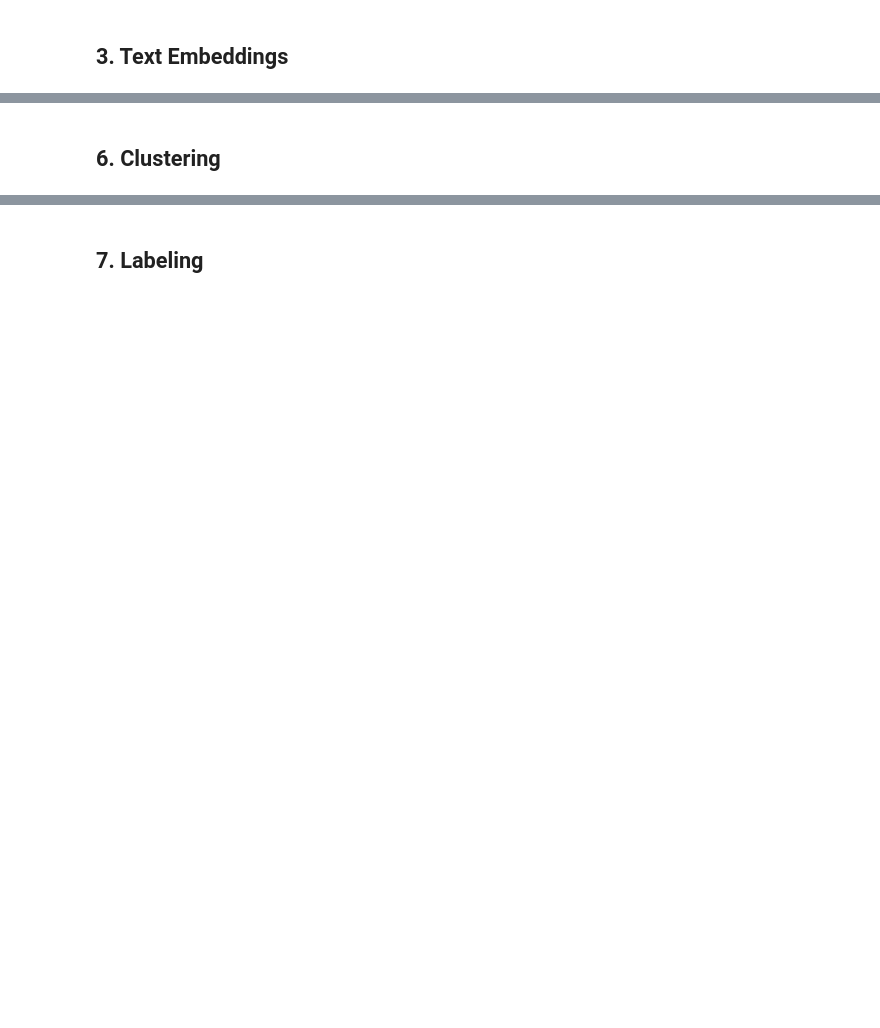
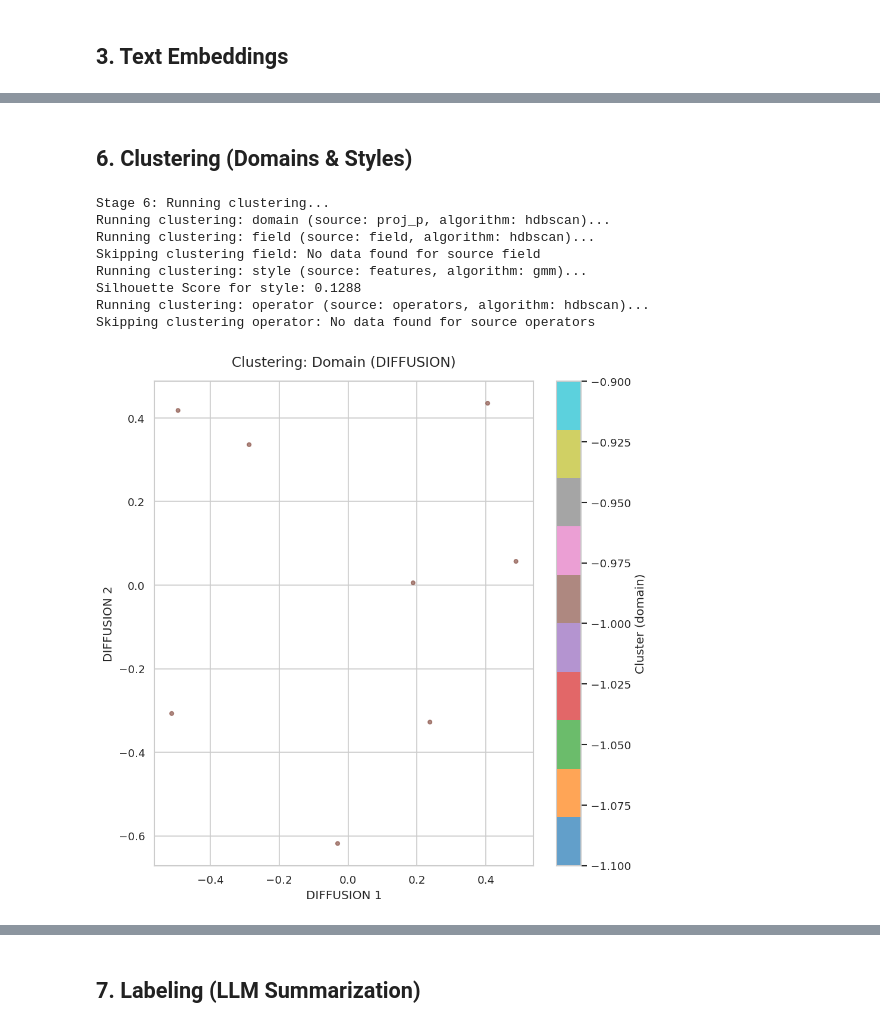
Before and after one commit to luizgcorreia/edel, a Jupyter notebook: notebooks/exploration.ipynb, the cells around one changed output, grey strips where cells are left out. Drawn from its saved outputs; the diff is of its cells as text; code cells hidden in the pictures; blank space fills up the shorter version.

```diff
--- a/notebooks/exploration.ipynb
+++ b/notebooks/exploration.ipynb
@@ -206,9 +327,51 @@ plot_field_density(field)
 # %% [markdown]
-## 6. Clustering
+## 6. Clustering (Domains & Styles)
 # %%
-print("Running Stage 6: Clustering...")
-df, field = run_clustering_stage(df, field, config)
+# Stage 6: Clustering (Domains & Styles)
+art_df_clust = make_stage_artifact(config, BASE_PATH, "clustering", "clustering")
+art_field_clust = make_stage_artifact(config, BASE_PATH, "clustering", "field_clustering")
 
-plot_clusters_on_landscape(df, cluster_key="domain")
+# ROBUSTNESS: Load Stage 4 (df) and Stage 5 (field) results from disk if they are not in memory
+if 'df' not in locals() or df is None:
+    try:
+        art_prev_df = make_stage_artifact(config, BASE_PATH, "dimensionality_reduction", "dr")
+        df = load_artifact(art_prev_df)
+        print("✅ Stage 6: Proactively loaded df (Stage 4) from artifact.")
+    except:
+        print("❌ Error: Could not find Stage 4 artifact.")
+
+if 'field' not in locals() or field is None:
+    try:
+        art_prev_field = make_stage_artifact(config, BASE_PATH, "vector_field", "vf")
+        field = load_artifact(art_prev_field)
+        print("✅ Stage 6: Proactively loaded field (Stage 5) from artifact.")
+    except:
+        print("❌ Error: Could not find Stage 5 artifact.")
+
+
+try:
+    if FORCE_RECOMPUTE: raise FileNotFoundError()
+    df = load_artifact(art_df_clust)
+    field = load_artifact(art_field_clust)
+    print("Stage 6: Loaded existing clustering artifacts.")
+except:
+    print("Stage 6: Running clustering...")
+    df, field = run_clustering_stage(df, field, config)
+    save_artifact(art_df_clust, df)
+    save_artifact(art_field_clust, field)
+
+# Visualization
+method = config["dimensionality_reduction"]["method"]
+plot_clusters_on_landscape(df, method=method, cluster_key="domain")
 plot_field_clusters(field, cluster_key="field")
-plot_cluster_trajectories(df, cluster_key="style")
+plot_cluster_trajectories(df, method=method, cluster_key="style")
+# %% [output]
+Stage 6: Running clustering...
+Running clustering: domain (source: proj_p, algorithm: hdbscan)...
+Running clustering: field (source: field, algorithm: hdbscan)...
+Skipping clustering field: No data found for source field
+Running clustering: style (source: features, algorithm: gmm)...
+Silhouette Score for style: 0.1288
+Running clustering: operator (source: operators, algorithm: hdbscan)...
+Skipping clustering operator: No data found for source operators
+[figure, added]
@@ -215,3 +380,3 @@ plot_cluster_trajectories(df, cluster_key="style")
 # %% [markdown]
-## 7. Labeling
+## 7. Labeling (LLM Summarization)
 # %%
```
Also changed, not shown: parts of 22 cells of this notebook, 5 other files.
